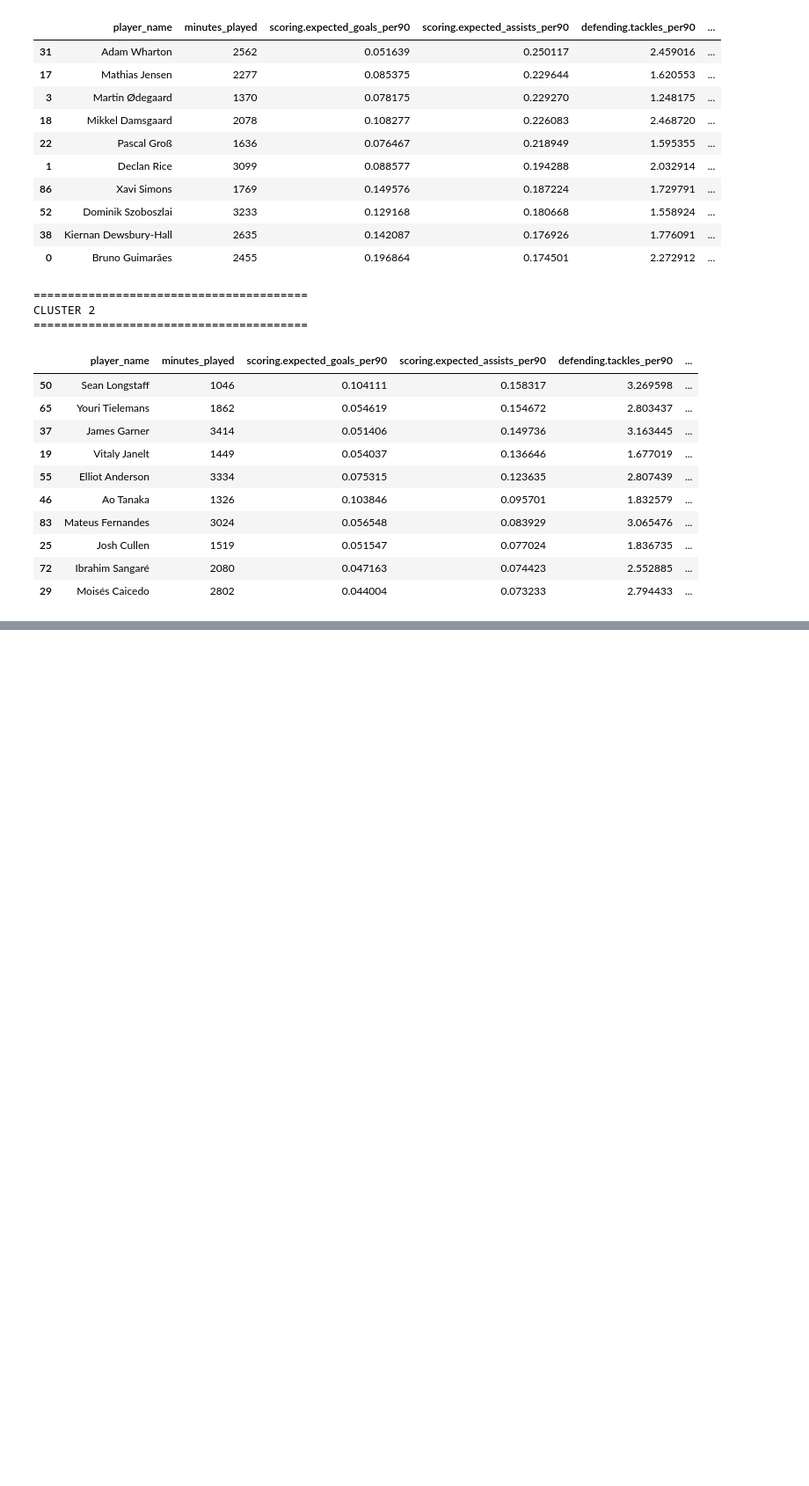
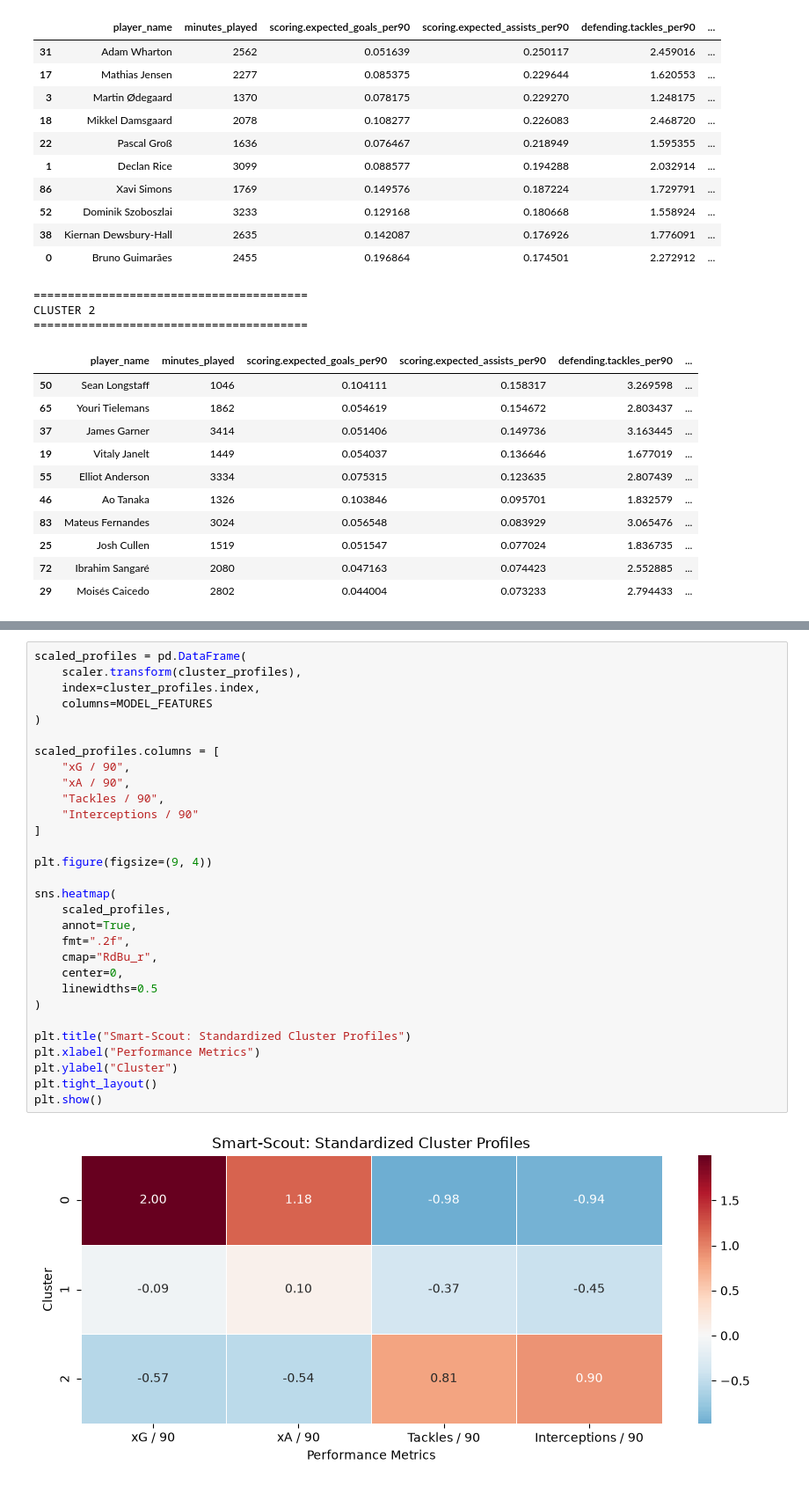
Before and after one commit to colonistz-1/Smart-Scout, a Jupyter notebook: notebooks/03_baseline_model.ipynb, the cells around one changed output, grey strips where cells are left out. Shown at 88% size. Saved outputs shown, nothing was run; the diff lists cells and outputs as text; blank space fills up the shorter version.

```diff
--- a/notebooks/03_baseline_model.ipynb
+++ b/notebooks/03_baseline_model.ipynb
@@ -72,0 +134,32 @@ CLUSTER 2
+# %%
+scaled_profiles = pd.DataFrame(
+    scaler.transform(cluster_profiles),
+    index=cluster_profiles.index,
+    columns=MODEL_FEATURES
+)
+
+scaled_profiles.columns = [
+    "xG / 90",
+    "xA / 90",
+    "Tackles / 90",
+    "Interceptions / 90"
+]
+
+plt.figure(figsize=(9, 4))
+
+sns.heatmap(
+    scaled_profiles,
+    annot=True,
+    fmt=".2f",
+    cmap="RdBu_r",
+    center=0,
+    linewidths=0.5
+)
+
+plt.title("Smart-Scout: Standardized Cluster Profiles")
+plt.xlabel("Performance Metrics")
+plt.ylabel("Cluster")
+plt.tight_layout()
+plt.show()
+# %% [output]
+[figure, added]
```
Also changed, not shown: parts of 7 cells of this notebook.
